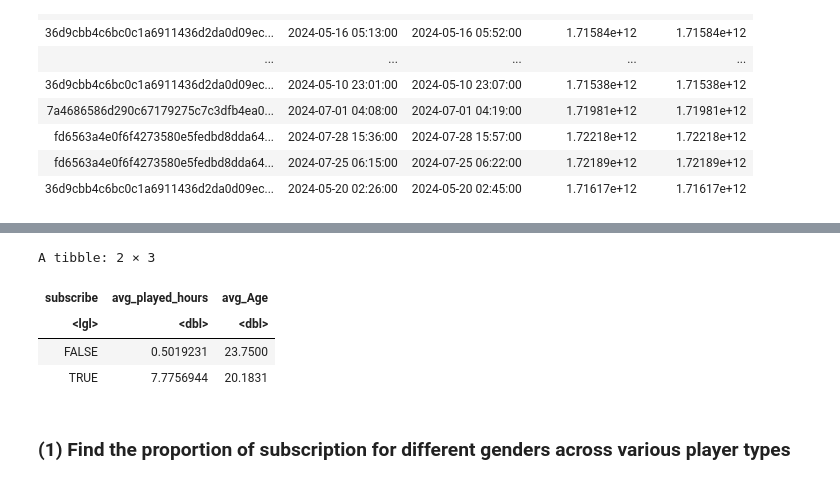
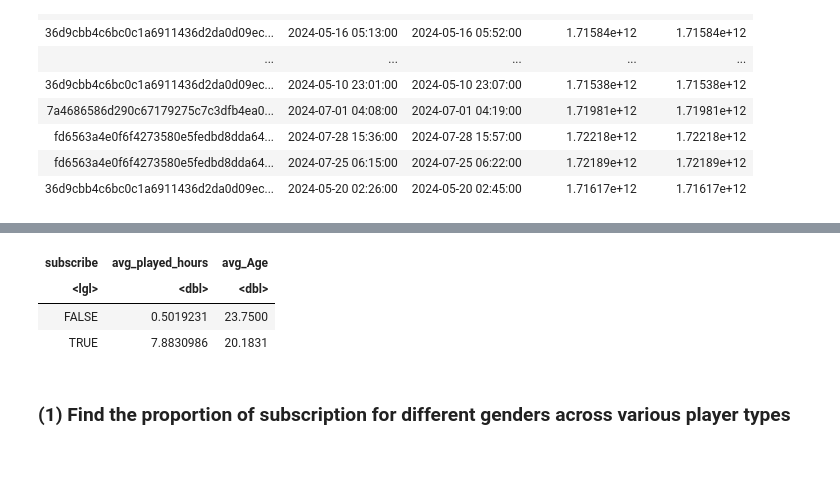
Before and after one commit to Evelyn925/individual_project, a Jupyter notebook: individual_project.ipynb, the cells around one changed output, grey strips where cells are left out. Cells and saved outputs as stored; diff of their text form; code cells hidden in the pictures.

```diff
--- a/individual_project.ipynb
+++ b/individual_project.ipynb
@@ -107,3 +107,8 @@ A tibble: 1535 × 5
 | fd6563a4e0f6f4273580e5fedbd8dda64... | 2024-07-28 15:36:00 | 2024-07-28 15:57:00 | 1.72218e+12 | 1.72218e+12 |
 | fd6563a4e0f6f4273580e5fedbd8dda64... | 2024-07-25 06:15:00 | 2024-07-25 06:22:00 | 1.72189e+12 | 1.72189e+12 |
 | 36d9cbb4c6bc0c1a6911436d2da0d09ec... | 2024-05-20 02:26:00 | 2024-05-20 02:45:00 | 1.71617e+12 | 1.71617e+12 |
+# %%
+players_adjusted<-players|>
+filter(Age!= "NA")|>
+mutate(Age=as.numeric(Age))
+players_adjusted
@@ -110,6 +135,6 @@ A tibble: 1535 × 5
 # %%
-players_mean<-players|>
+players_mean<-players_adjusted|>
 group_by(subscribe) |>
-summarize(avg_played_hours = mean(played_hours, na.rm = TRUE), avg_Age = mean(as.numeric(Age), na.rm = TRUE))
+summarize(avg_played_hours = mean(played_hours), avg_Age = mean(Age))
 players_mean
 # %% [output]
@@ -122,8 +142,7 @@ Caused by warning in `mean()`:
-A tibble: 2 × 3
 | subscribe | avg_played_hours | avg_Age |
 | <lgl> | <dbl> | <dbl> |
 | FALSE | 0.5019231 | 23.7500 |
-| TRUE | 7.7756944 | 20.1831 |
+| TRUE | 7.8830986 | 20.1831 |
 # %% [markdown]
 ### (1) Find the proportion of subscription for different genders across various player types
 # %%
```
Also changed, not shown: parts of 6 cells of this notebook.
